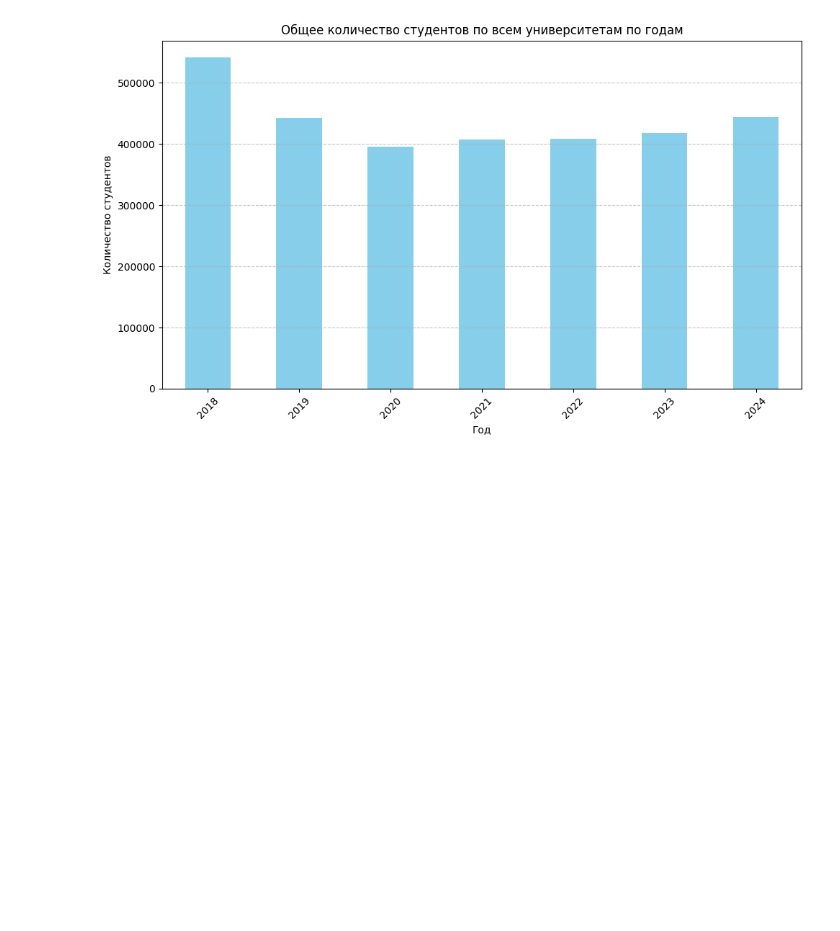
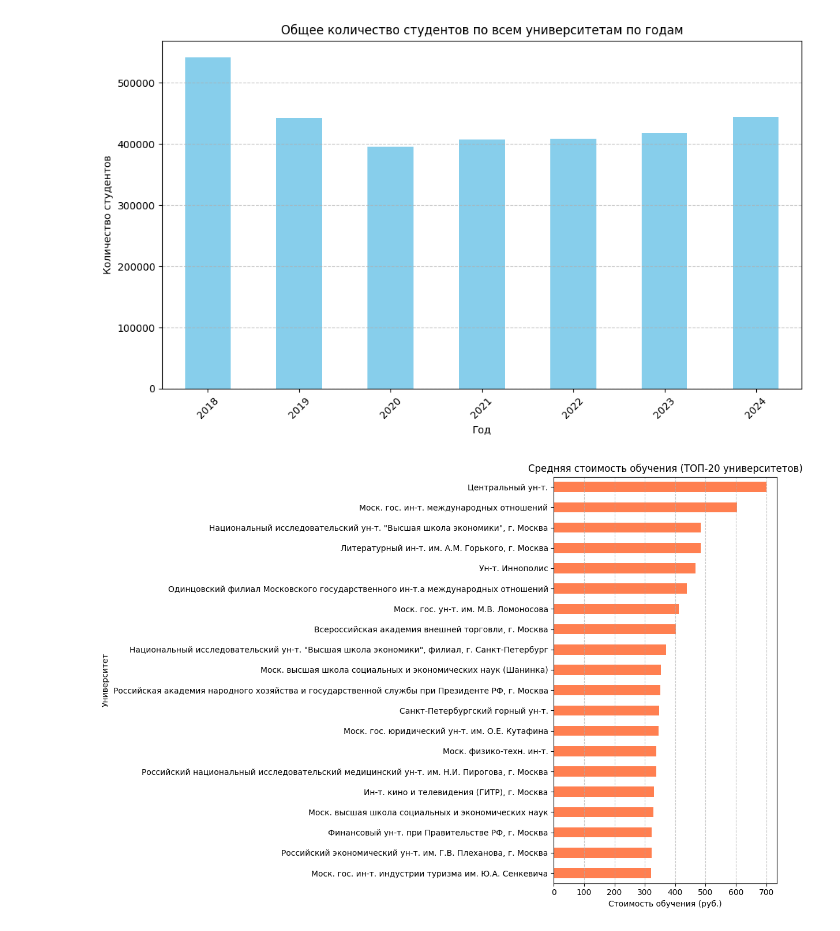
Before and after one commit to soggetto-ventuno/Qualifying_work, a Jupyter notebook: clean_and_prepare_data.ipynb, the cells around one changed output. Drawn from its saved outputs; the diff is of its cells as text; code cells hidden in the pictures; blank space fills up the shorter version.

```diff
--- a/clean_and_prepare_data.ipynb
+++ b/clean_and_prepare_data.ipynb
@@ -328,10 +330,14 @@ df.to_csv('./data/data_english_cleaned_1.csv', index=False)
 # %%
 import matplotlib.pyplot as plt
+import seaborn as sns
+# размер графиков по умолчанию
+plt.rcParams['figure.figsize'] = (12, 6)
+
 # общая численность студентов (платные + бюджетные)
 df['total_enrolled'] = df['enrolled_paid'] + df['enrolled_budget']
 students_by_year = df.groupby('year')['total_enrolled'].sum()
 
-# графика
+# общее количество студентов по всем университетам по годам'
 plt.figure(figsize=(10, 6))
 students_by_year.plot(kind='bar', color='skyblue')
 plt.title('Общее количество студентов по всем университетам по годам')
@@ -343,3 +349,24 @@ plt.tight_layout()
 plt.show()
 # %% [output]
 [figure]
+# %%
+# 2. средняя стоимость обучения по университетам.
+# Группируем по университетам и считаем среднюю стоимость обучения
+avg_cost_by_university = df.groupby('university')['cost_of_education_rub'].mean().sort_values(ascending=False)
+
+# Оставим топ-20 университетов по стоимости
+top_n = 20
+top_avg_cost = avg_cost_by_university.head(top_n)
+
+# горизонтальная диаграмма
+plt.figure(figsize=(12, 8))
+top_avg_cost.plot(kind='barh', color='coral')
+plt.title(f'Средняя стоимость обучения (ТОП-{top_n} университетов)')
+plt.xlabel('Стоимость обучения (руб.)')
+plt.ylabel('Университет')
+plt.gca().invert_yaxis()  # чтобы самый дорогой был сверху
+plt.grid(axis='x', linestyle='--', alpha=0.7)
+plt.tight_layout()
+plt.show()
+# %% [output]
+[figure, added]
```
Also changed, not shown: parts of 1 cell of this notebook.
